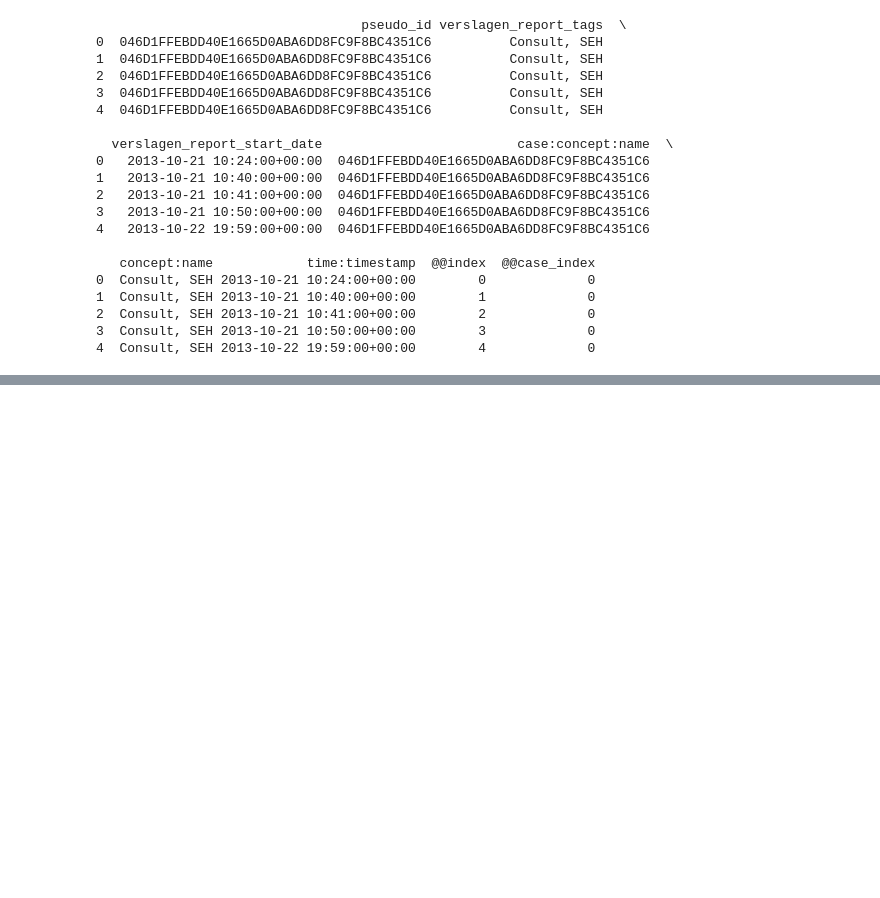
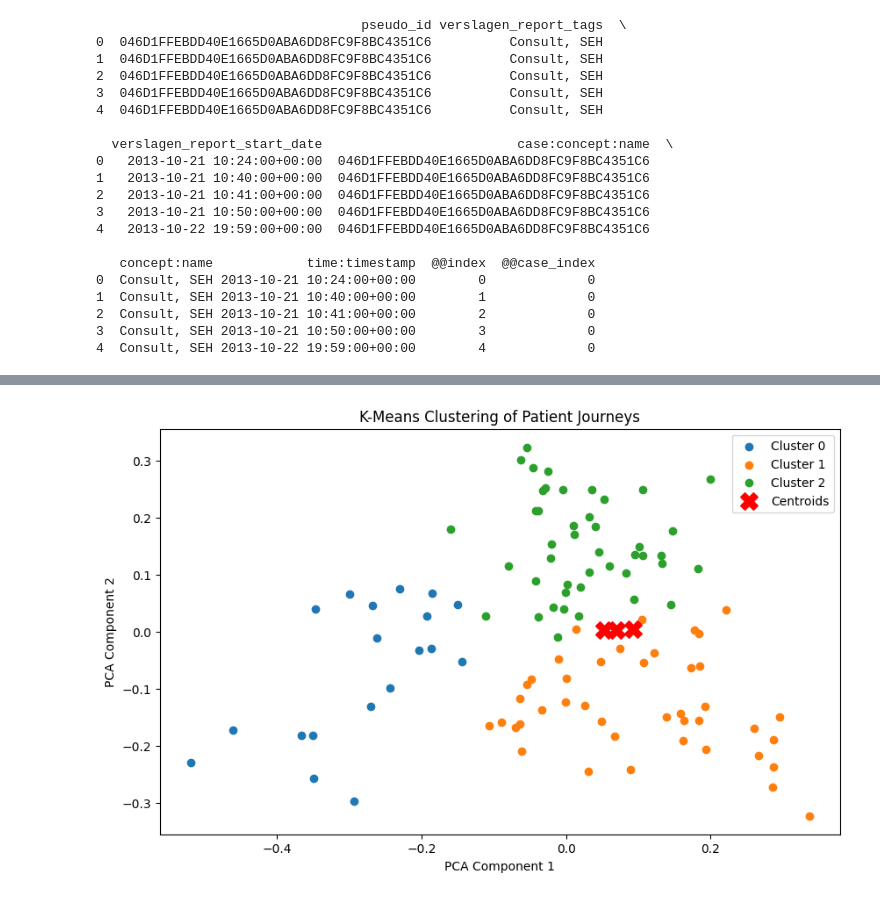
Before and after one commit to Yannique00/Master_Thesis, a Jupyter notebook: event logs pm.ipynb, the cells around one changed output, grey strips where cells are left out. Cells and saved outputs as stored; diff of their text form; code cells hidden in the pictures; blank space fills up the shorter version.

```diff
--- a/event logs pm.ipynb
+++ b/event logs pm.ipynb
@@ -106,0 +221,17 @@ ExecutableNotFound: failed to execute WindowsPath('dot'), make sure the Graphviz
+# %%
+from pm4py.algo.transformation.log_to_features import algorithm as log_to_features
+from sklearn.cluster import KMeans
+import numpy as np
+
+# Convert event log to feature vectors
+feature_table, feature_names = log_to_features.apply(log, parameters={"feature_type": "frequency"})
+
+# Convert to DataFrame
+feature_df = pd.DataFrame(feature_table, columns=feature_names)
+
+# Apply K-Means clustering (set k=3 for 3 clusters)
+num_clusters = 3
+kmeans = KMeans(n_clusters=num_clusters, random_state=42)
+feature_df['Cluster'] = kmeans.fit_predict(feature_df)
+
+print(feature_df.head())  # Show clustered patient traces
@@ -106,0 +443,37 @@ ExecutableNotFound: failed to execute WindowsPath('dot'), make sure the Graphviz
+# %%
+import matplotlib.pyplot as plt
+from sklearn.decomposition import PCA
+from sklearn.feature_extraction.text import TfidfVectorizer
+from sklearn.cluster import KMeans
+
+# Convert traces to "sentences"
+trace_sentences = [' '.join(trace) for trace in trace_list]
+
+# Apply TF-IDF
+vectorizer = TfidfVectorizer()
+X = vectorizer.fit_transform(trace_sentences)
+
+# Apply K-Means clustering
+num_clusters = 3  # Adjust based on data
+kmeans = KMeans(n_clusters=num_clusters, random_state=42)
+clusters = kmeans.fit_predict(X)
+
+# Reduce dimensions using PCA
+pca = PCA(n_components=2)
+X_pca = pca.fit_transform(X.toarray())
+
+# Plot clusters
+plt.figure(figsize=(10, 6))
+for i in range(num_clusters):
+    plt.scatter(X_pca[clusters == i, 0], X_pca[clusters == i, 1], label=f'Cluster {i}')
+
+plt.scatter(kmeans.cluster_centers_[:, 0], kmeans.cluster_centers_[:, 1],
+            s=200, c='red', marker='X', label='Centroids')
+
+plt.xlabel('PCA Component 1')
+plt.ylabel('PCA Component 2')
+plt.title('K-Means Clustering of Patient Journeys')
+plt.legend()
+plt.show()
+# %% [output]
+[figure, added]
```
Also changed, not shown: parts of 20 cells of this notebook, 1 other file.
